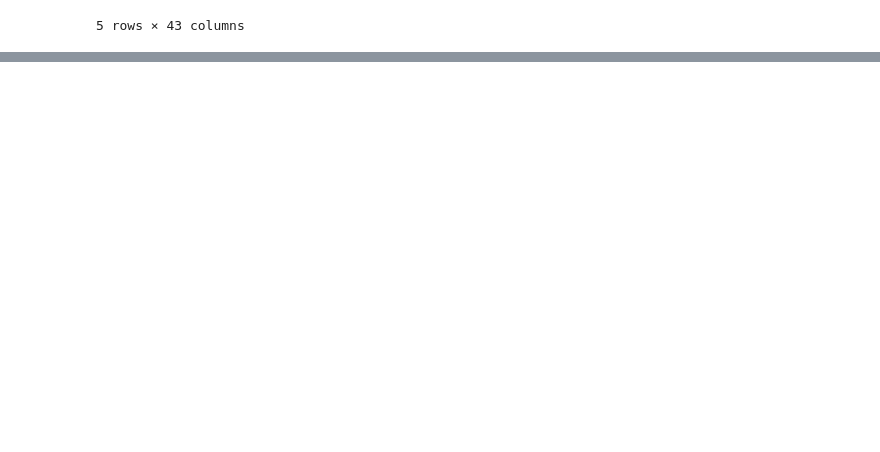
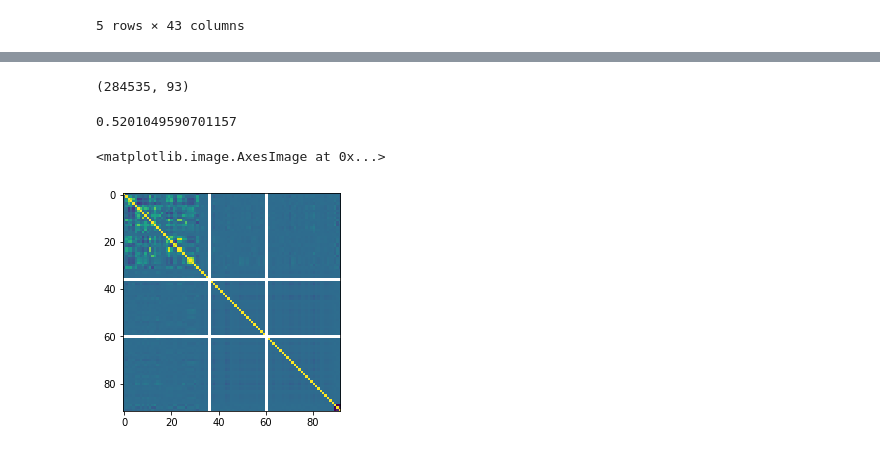
Before and after one commit to milesaturpin/datathon2018, a Jupyter notebook: Datathon2018_Trenton.ipynb, the cells around one changed output, grey strips where cells are left out. Saved outputs shown, nothing was run; the diff lists cells and outputs as text; code cells hidden in the pictures; blank space fills up the shorter version.

```diff
--- a/Datathon2018_Trenton.ipynb
+++ b/Datathon2018_Trenton.ipynb
@@ -552,0 +601,6 @@ array(['TX', 'AZ', 'CA', 'GA', 'NJ', 'OK', 'WI', 'NC', 'AL', 'OR', 'MI',
+# %%
+x.drop(['user_signup_timestamp','zipcode', 'recent_bankruptcy_date'],axis=1,inplace=True)
+# %%
+dummies = pd.get_dummies(x, columns=['state', 'gender'])#, 'os_name', 'login_platform', 'b_version', 'b_name'])
+# %%
+x = dummies
@@ -565,0 +630,4 @@ u.head()
+# %%
+x.shape
+# %% [output]
+(284535, 93)
@@ -565,0 +636,26 @@ u.head()
+# %%
+from sklearn.ensemble import RandomForestClassifier
+from sklearn.model_selection import StratifiedKFold
+from sklearn.model_selection import KFold
+from sklearn.linear_model import LogisticRegression, ElasticNet, Lasso, LassoCV
+from sklearn.model_selection import cross_val_score
+from sklearn.linear_model import LinearRegression
+from sklearn.preprocessing import MinMaxScaler
+scaler = MinMaxScaler()
+xVar = x.dropna() # using only those that dont have nan entries.
+yVar = xVar['credit_score']
+xVar = xVar.drop('credit_score',axis=1)
+xVar = scaler.fit_transform(xVar)
+
+regr = LinearRegression(n_jobs=-1)
+regr.fit(xVar, yVar)
+print(regr.score(xVar, yVar))
+
+#cross_val_score(regr, xVar, yVar, cv=3)
+# %% [output]
+0.5201049590701157
+# %%
+plt.imshow(pd.DataFrame(xVar).corr())
+# %% [output]
+<matplotlib.image.AxesImage at 0x...>
+[figure, added]
```
Also changed, not shown: parts of 23 cells of this notebook, 3 other files.
